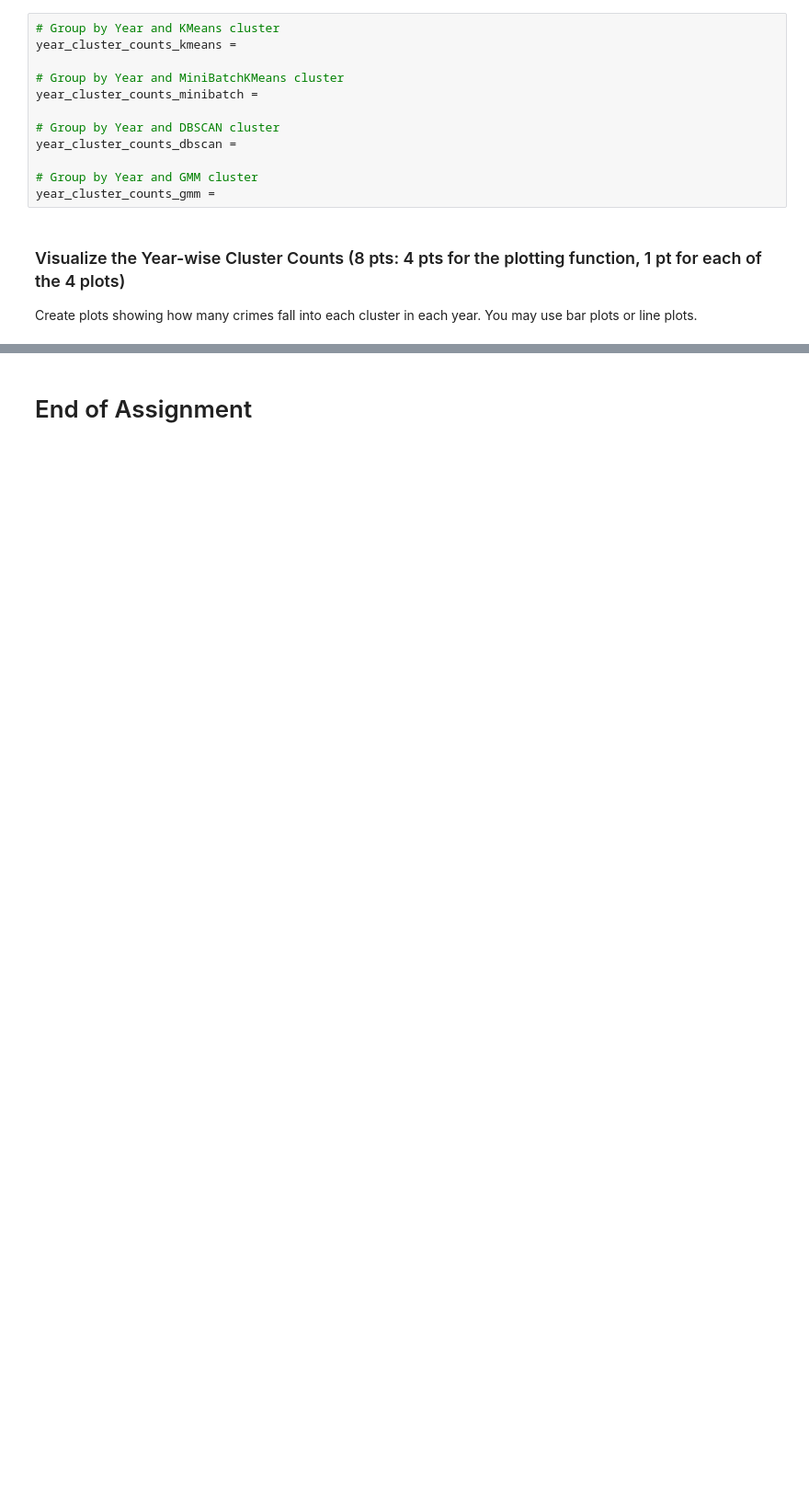
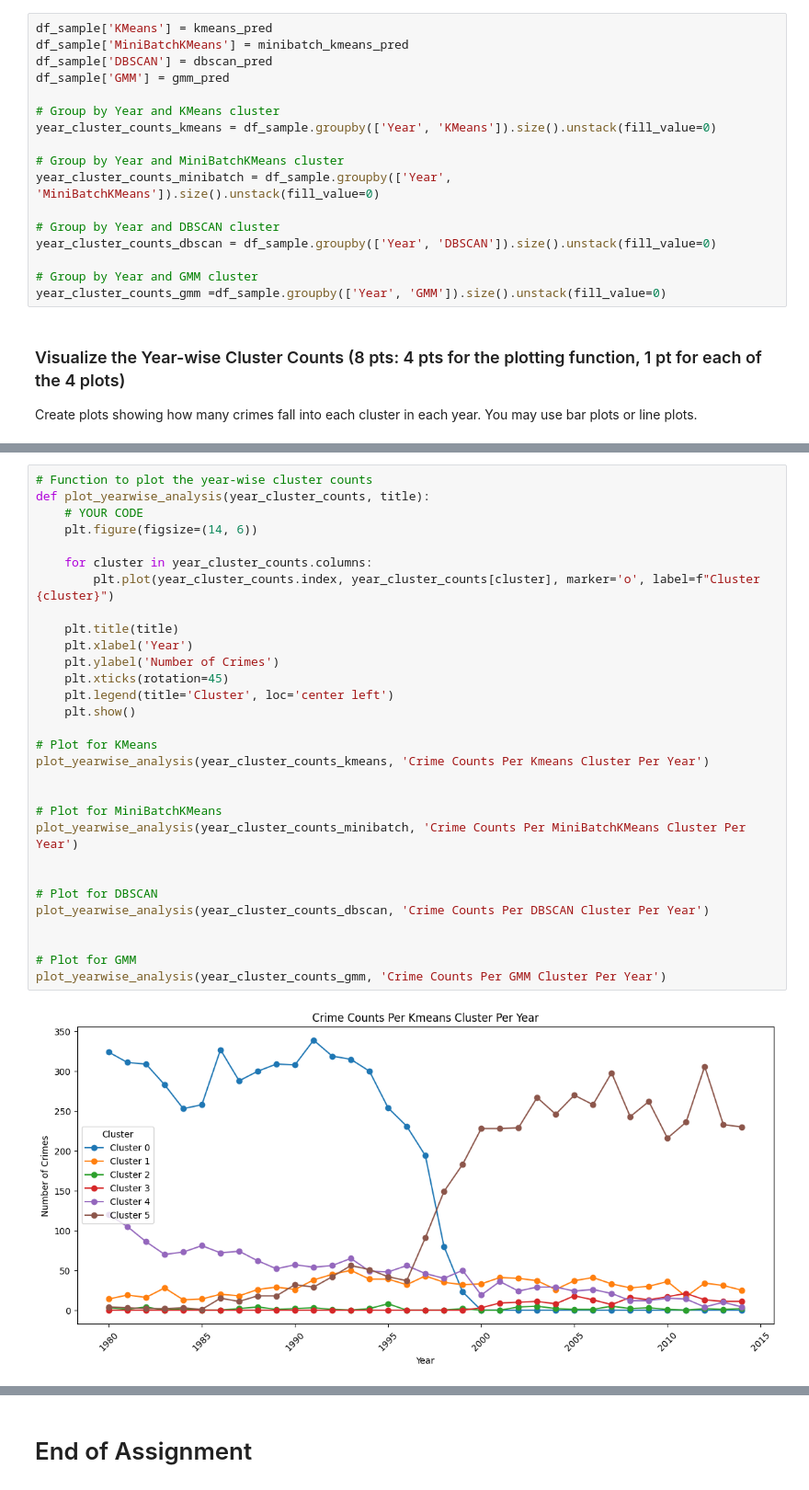
Before and after one commit to bl25845/DATA602_FardinaAlam, a Jupyter notebook: HW5/HW5_Part02_DATA602_Clustering.ipynb, the cells around one changed output, grey strips where cells are left out. Shown at 92% size. Drawn from its saved outputs; the diff is of its cells as text; blank space fills up the shorter version.

```diff
--- a/HW5/HW5_Part02_DATA602_Clustering.ipynb
+++ b/HW5/HW5_Part02_DATA602_Clustering.ipynb
@@ -188,17 +292,22 @@ Answer:
 ### Year-wise Analysis (4 pts, 1 pt each)
 Group the sampled data by year and cluster. First, add each algorithm's cluster labels to `df_sample` as new columns. Then count the number of crimes in each cluster for each year.
 # %%
+df_sample['KMeans'] = kmeans_pred
+df_sample['MiniBatchKMeans'] = minibatch_kmeans_pred
+df_sample['DBSCAN'] = dbscan_pred
+df_sample['GMM'] = gmm_pred
+
 # Group by Year and KMeans cluster
-year_cluster_counts_kmeans =
+year_cluster_counts_kmeans = df_sample.groupby(['Year', 'KMeans']).size().unstack(fill_value=0)
 
 # Group by Year and MiniBatchKMeans cluster
-year_cluster_counts_minibatch =
+year_cluster_counts_minibatch = df_sample.groupby(['Year', 'MiniBatchKMeans']).size().unstack(fill_value=0)
 
 # Group by Year and DBSCAN cluster
-year_cluster_counts_dbscan =
+year_cluster_counts_dbscan = df_sample.groupby(['Year', 'DBSCAN']).size().unstack(fill_value=0)
 
 # Group by Year and GMM cluster
-year_cluster_counts_gmm =
+year_cluster_counts_gmm =df_sample.groupby(['Year', 'GMM']).size().unstack(fill_value=0)
 # %% [markdown]
 ### Visualize the Year-wise Cluster Counts (8 pts: 4 pts for the plotting function, 1 pt for each of the 4 plots)
 
@@ -227,0 +315,32 @@ Answer:
+# %%
+# Function to plot the year-wise cluster counts
+def plot_yearwise_analysis(year_cluster_counts, title):
+    # YOUR CODE
+    plt.figure(figsize=(14, 6))
+
+    for cluster in year_cluster_counts.columns:
+        plt.plot(year_cluster_counts.index, year_cluster_counts[cluster], marker='o', label=f"Cluster {cluster}")
+
+    plt.title(title)
+    plt.xlabel('Year')
+    plt.ylabel('Number of Crimes')
+    plt.xticks(rotation=45)
+    plt.legend(title='Cluster', loc='center left')
+    plt.show()
+
+# Plot for KMeans
+plot_yearwise_analysis(year_cluster_counts_kmeans, 'Crime Counts Per Kmeans Cluster Per Year')
+
+
+# Plot for MiniBatchKMeans
+plot_yearwise_analysis(year_cluster_counts_minibatch, 'Crime Counts Per MiniBatchKMeans Cluster Per Year')
+
+
+# Plot for DBSCAN
+plot_yearwise_analysis(year_cluster_counts_dbscan, 'Crime Counts Per DBSCAN Cluster Per Year')
+
+
+# Plot for GMM
+plot_yearwise_analysis(year_cluster_counts_gmm, 'Crime Counts Per GMM Cluster Per Year')
+# %% [output]
+[figure, added]
```
Also changed, not shown: parts of 18 cells of this notebook, 1 other file.
